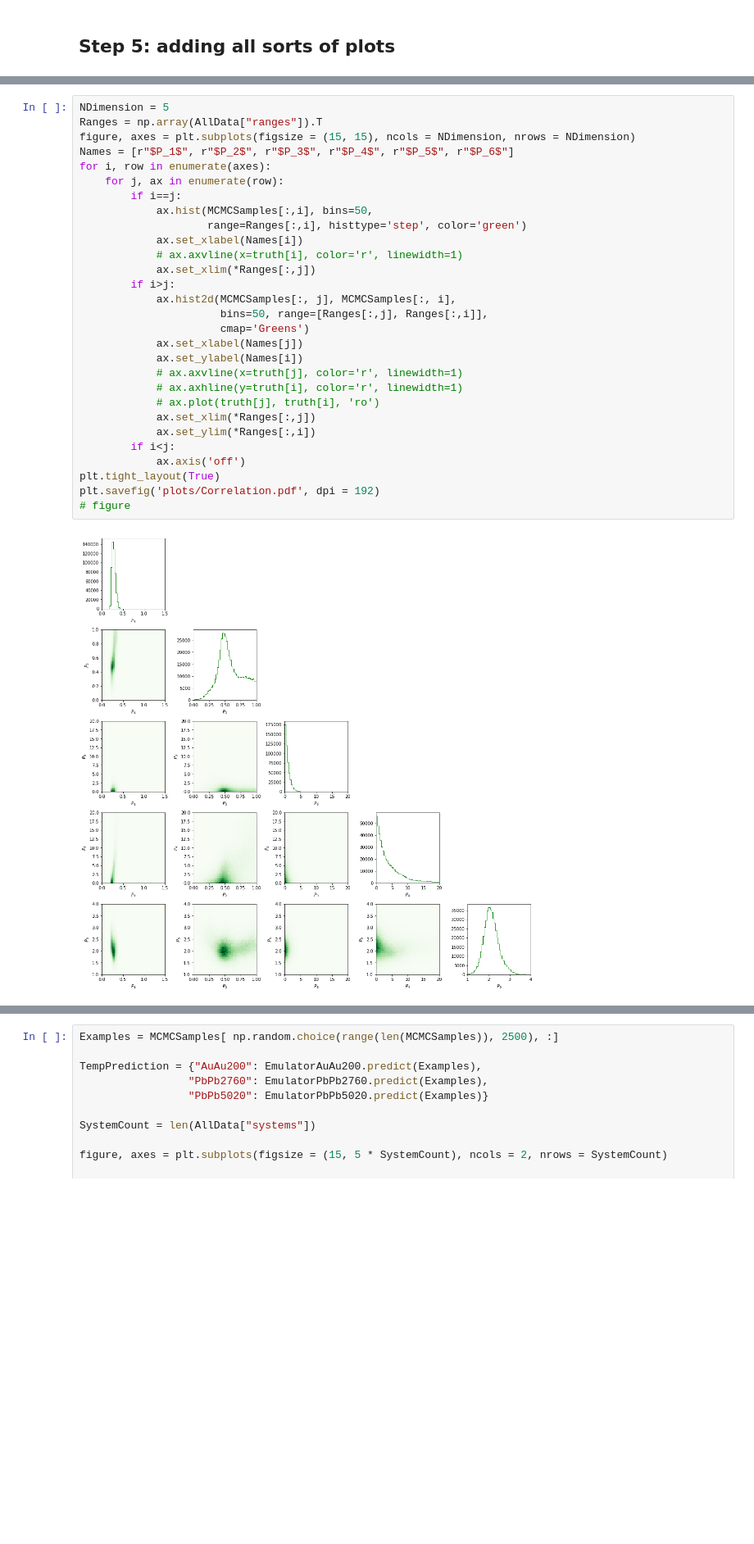
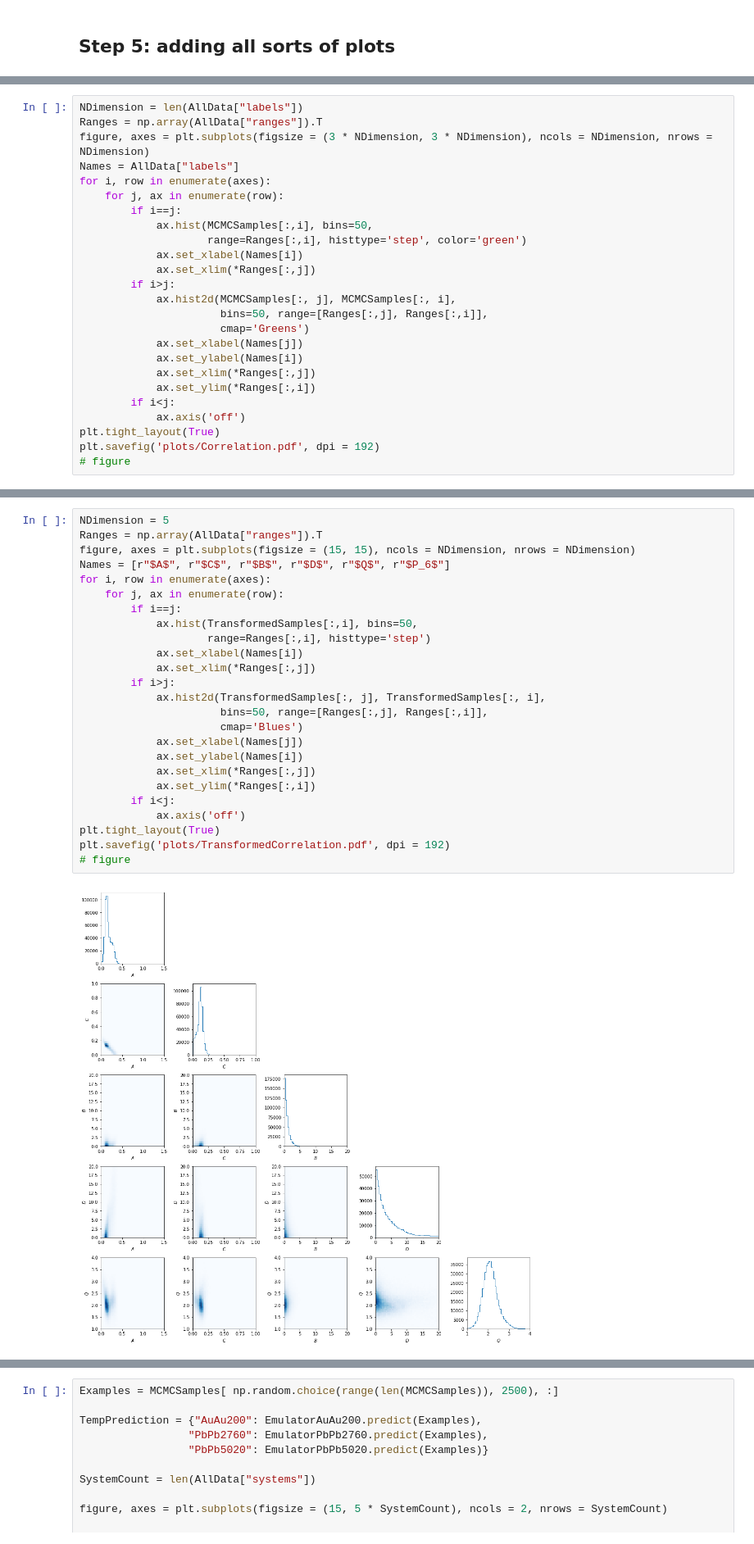
Before and after one commit to JETSCAPE/STAT, a Jupyter notebook: MatterLBT1.ipynb, the cells around one changed output, grey strips where cells are left out. Shown at 82% size. Saved outputs shown, nothing was run; the diff lists cells and outputs as text; blank space fills up the shorter version.

```diff
--- a/MatterLBT1.ipynb
+++ b/MatterLBT1.ipynb
@@ -221,0 +223,25 @@ with chain.dataset() as d:
+# %%
+NDimension = len(AllData["labels"])
+Ranges = np.array(AllData["ranges"]).T
+figure, axes = plt.subplots(figsize = (3 * NDimension, 3 * NDimension), ncols = NDimension, nrows = NDimension)
+Names = AllData["labels"]
+for i, row in enumerate(axes):
+    for j, ax in enumerate(row):
+        if i==j:
+            ax.hist(MCMCSamples[:,i], bins=50,
+                    range=Ranges[:,i], histtype='step', color='green')
+            ax.set_xlabel(Names[i])
+            ax.set_xlim(*Ranges[:,j])
+        if i>j:
+            ax.hist2d(MCMCSamples[:, j], MCMCSamples[:, i],
+                      bins=50, range=[Ranges[:,j], Ranges[:,i]],
+                      cmap='Greens')
+            ax.set_xlabel(Names[j])
+            ax.set_ylabel(Names[i])
+            ax.set_xlim(*Ranges[:,j])
+            ax.set_ylim(*Ranges[:,i])
+        if i<j:
+            ax.axis('off')
+plt.tight_layout(True)
+plt.savefig('plots/Correlation.pdf', dpi = 192)
+# figure
@@ -222,31 +250,27 @@ with chain.dataset() as d:
 # %%
 NDimension = 5
 Ranges = np.array(AllData["ranges"]).T
 figure, axes = plt.subplots(figsize = (15, 15), ncols = NDimension, nrows = NDimension)
-Names = [r"$P_1$", r"$P_2$", r"$P_3$", r"$P_4$", r"$P_5$", r"$P_6$"]
+Names = [r"$A$", r"$C$", r"$B$", r"$D$", r"$Q$", r"$P_6$"]
 for i, row in enumerate(axes):
     for j, ax in enumerate(row):
         if i==j:
-            ax.hist(MCMCSamples[:,i], bins=50,
-                    range=Ranges[:,i], histtype='step', color='green')
+            ax.hist(TransformedSamples[:,i], bins=50,
+                    range=Ranges[:,i], histtype='step')
             ax.set_xlabel(Names[i])
-            # ax.axvline(x=truth[i], color='r', linewidth=1)
             ax.set_xlim(*Ranges[:,j])
         if i>j:
-            ax.hist2d(MCMCSamples[:, j], MCMCSamples[:, i],
+            ax.hist2d(TransformedSamples[:, j], TransformedSamples[:, i],
                       bins=50, range=[Ranges[:,j], Ranges[:,i]],
-                      cmap='Greens')
+                      cmap='Blues')
             ax.set_xlabel(Names[j])
             ax.set_ylabel(Names[i])
-            # ax.axvline(x=truth[j], color='r', linewidth=1)
-            # ax.axhline(y=truth[i], color='r', linewidth=1)
-            # ax.plot(truth[j], truth[i], 'ro')
             ax.set_xlim(*Ranges[:,j])
             ax.set_ylim(*Ranges[:,i])
         if i<j:
             ax.axis('off')
 plt.tight_layout(True)
-plt.savefig('plots/Correlation.pdf', dpi = 192)
+plt.savefig('plots/TransformedCorrelation.pdf', dpi = 192)
 # figure
 # %% [output]
-[figure, old version]
+[figure, new version]
```
Also changed, not shown: parts of 8 cells of this notebook, 1 other file.
